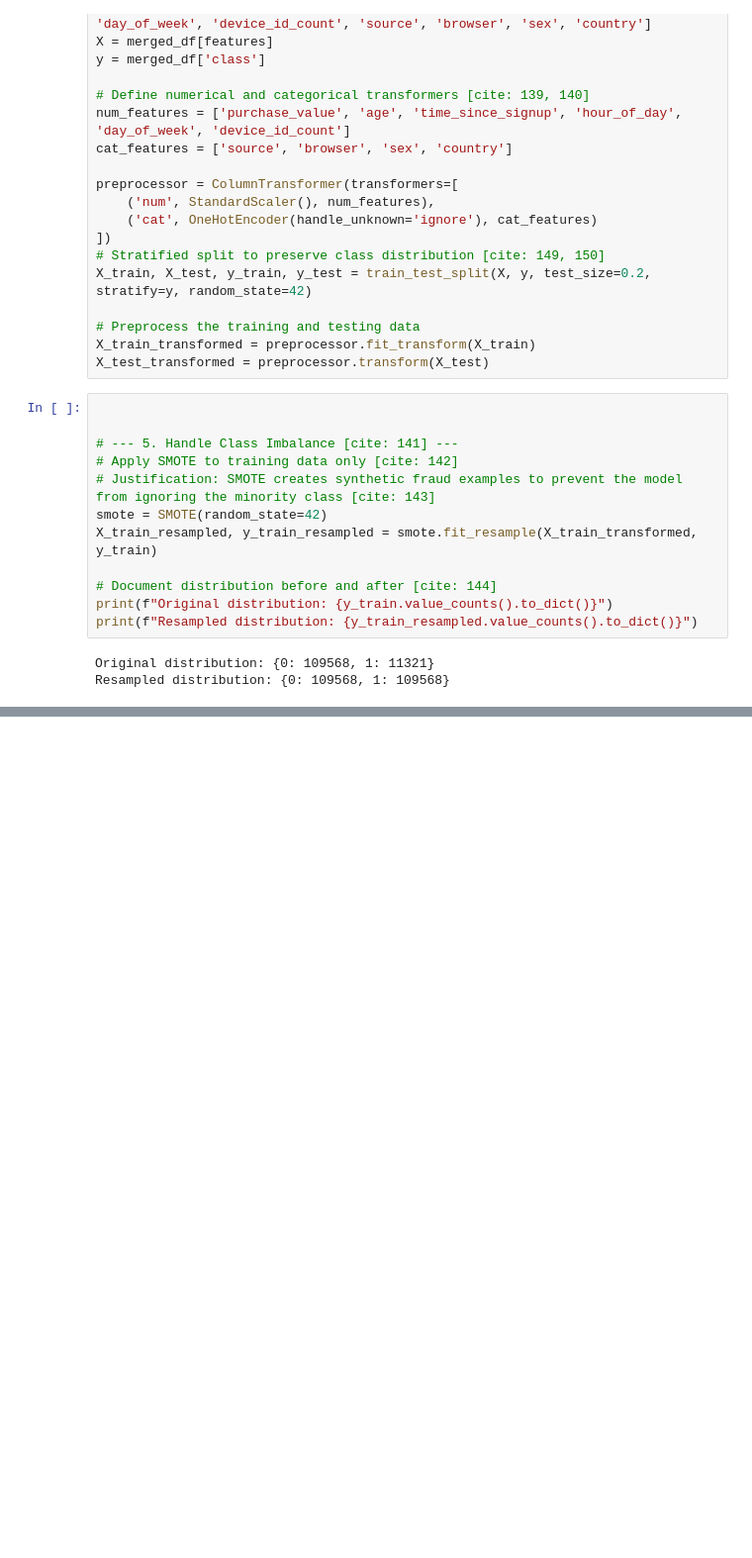
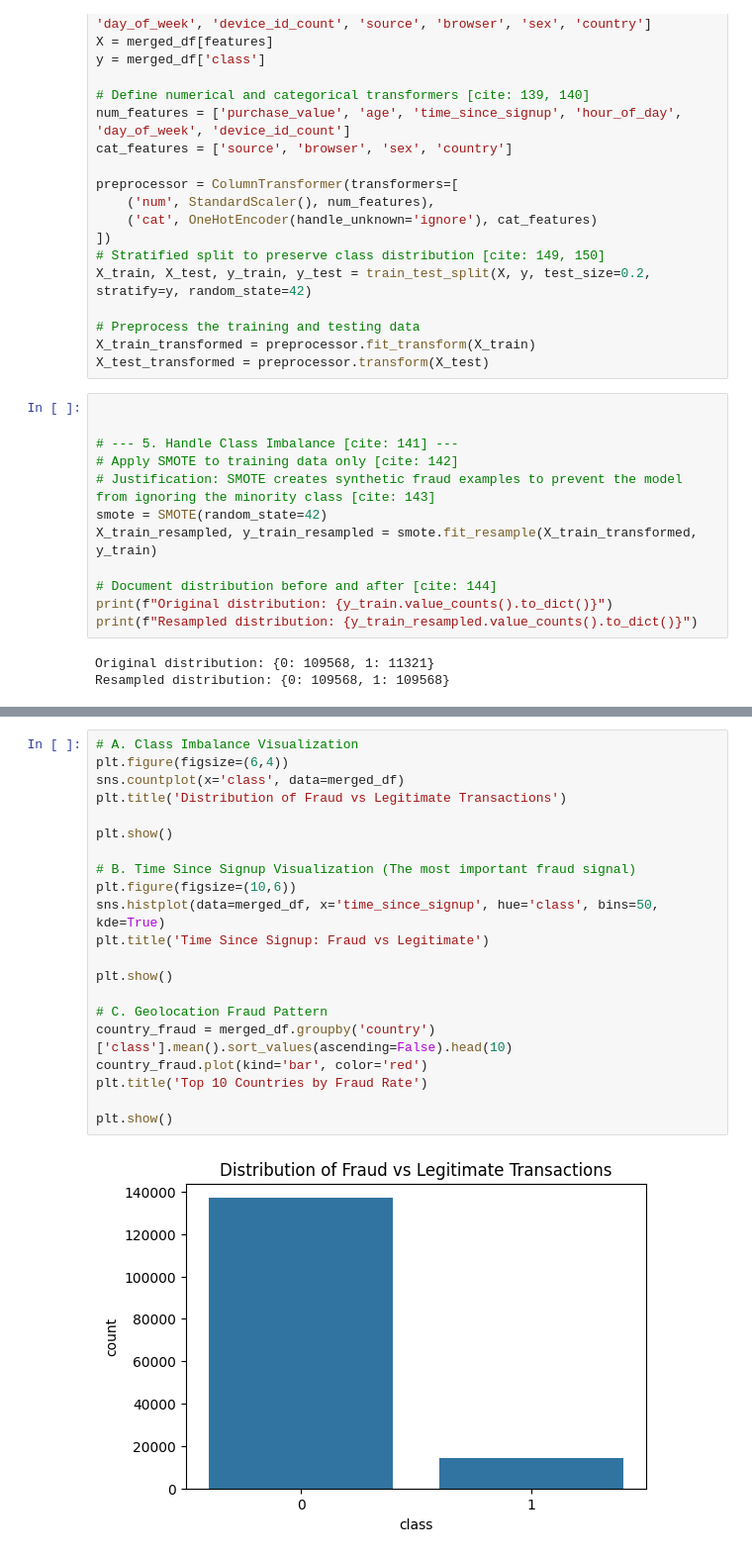
Before and after one commit to Hermi-101/fraud-detection, a Jupyter notebook: notebooks/eda-fraud-data.ipynb, the cells around one changed output, grey strips where cells are left out. Shown at 99% size. Cells and saved outputs as stored; diff of their text form; blank space fills up the shorter version.

```diff
--- a/notebooks/eda-fraud-data.ipynb
+++ b/notebooks/eda-fraud-data.ipynb
@@ -97,0 +115,23 @@ Resampled distribution: {0: 109568, 1: 109568}
+# %%
+# A. Class Imbalance Visualization
+plt.figure(figsize=(6,4))
+sns.countplot(x='class', data=merged_df)
+plt.title('Distribution of Fraud vs Legitimate Transactions')
+
+plt.show()
+
+# B. Time Since Signup Visualization (The most important fraud signal)
+plt.figure(figsize=(10,6))
+sns.histplot(data=merged_df, x='time_since_signup', hue='class', bins=50, kde=True)
+plt.title('Time Since Signup: Fraud vs Legitimate')
+
+plt.show()
+
+# C. Geolocation Fraud Pattern
+country_fraud = merged_df.groupby('country')['class'].mean().sort_values(ascending=False).head(10)
+country_fraud.plot(kind='bar', color='red')
+plt.title('Top 10 Countries by Fraud Rate')
+
+plt.show()
+# %% [output]
+[figure, added]
```
Also changed, not shown: parts of 3 cells of this notebook, 3 other files.
